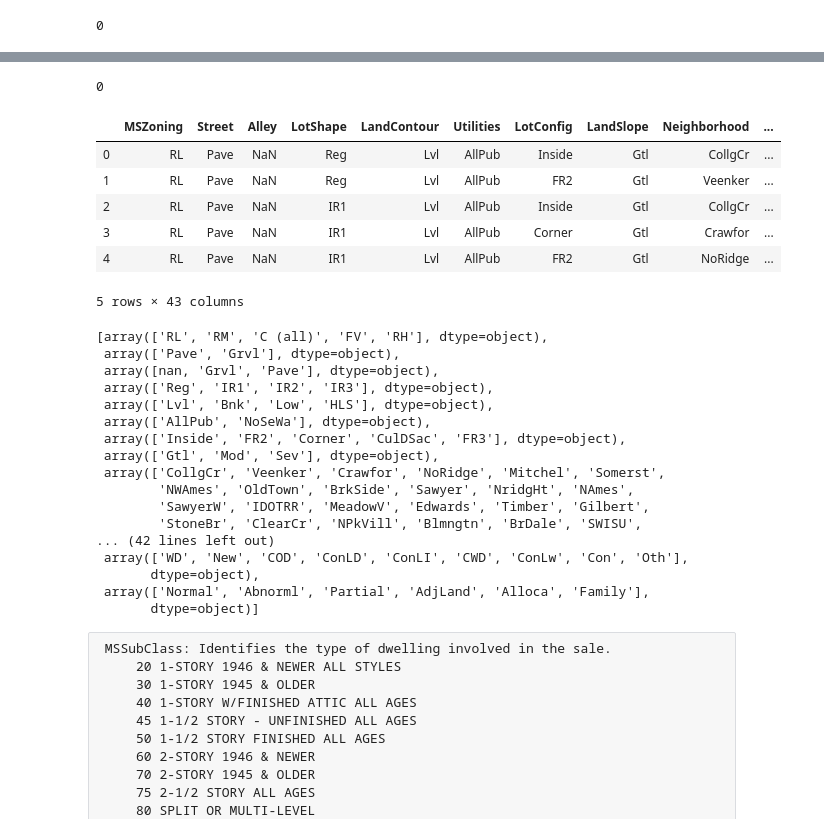
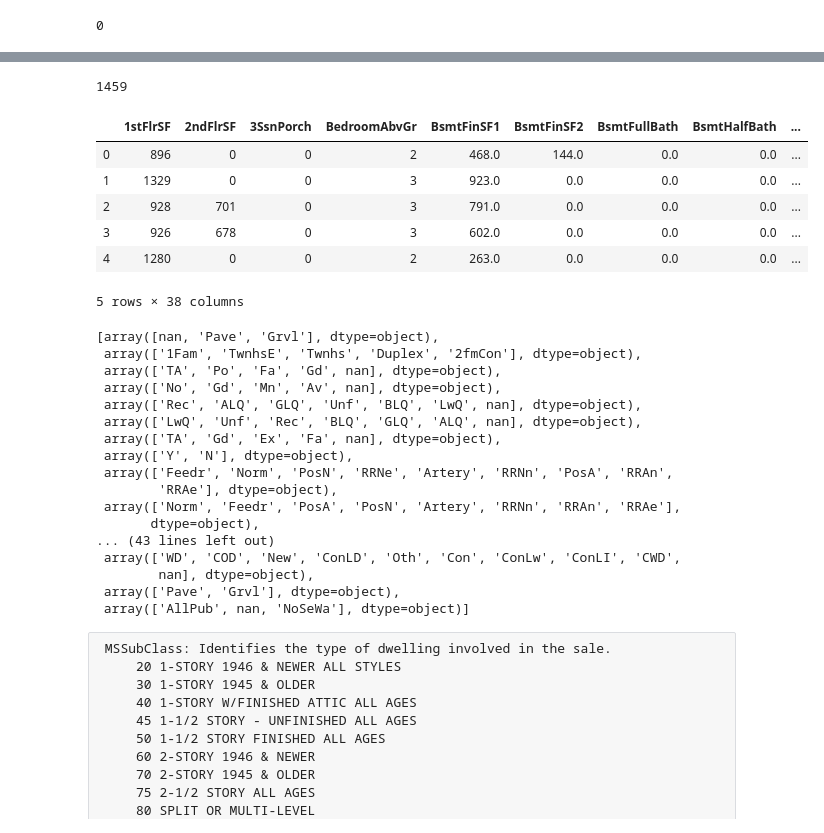
Before and after one commit to miamedra2/House-Prices, a Jupyter notebook: HackDay2.ipynb, the cells around one changed output, grey strips where cells are left out. Drawn from its saved outputs; the diff is of its cells as text; code cells hidden in the pictures.

```diff
--- a/HackDay2.ipynb
+++ b/HackDay2.ipynb
@@ -22 +29,3 @@ df_train = pd.read_csv("1533148642_train.csv")
+# %%
+df = df_test.append(df_train)
 # %%
@@ -193,4 +186,4 @@ plt.show()
 # %%
-df_train1 = df_train.select_dtypes(exclude=['object'])
-df_train2 = df_train.select_dtypes(include=['object'])
+df1 = df.select_dtypes(exclude=['object'])
+df2 = df.select_dtypes(include=['object'])
 # %%
@@ -219,0 +223,12 @@ dtype: int64
+# %%
+df1['LotFrontage'] = df1['LotFrontage'].fillna(df1['LotFrontage'].median())
+df1['GarageYrBlt'] = df1['GarageYrBlt'].fillna(df1['GarageYrBlt'].median())
+df1['MasVnrArea'] = df1['MasVnrArea'].fillna(df1['MasVnrArea'].median())
+df1['BsmtFinSF1'] = df1['BsmtFinSF1'].fillna(df1['BsmtFinSF1'].median())
+df1['BsmtFinSF2'] = df1['BsmtFinSF2'].fillna(df1['BsmtFinSF2'].median())
+df1['BsmtFullBath'] = df1['BsmtFullBath'].fillna(df1['BsmtFullBath'].median())
+df1['BsmtHalfBath'] = df1['BsmtHalfBath'].fillna(df1['BsmtHalfBath'].median())
+df1['BsmtUnfSF'] = df1['BsmtUnfSF'].fillna(df1['BsmtUnfSF'].median())
+df1['GarageArea'] = df1['GarageArea'].fillna(df1['GarageArea'].median())
+df1['GarageCars'] = df1['GarageCars'].fillna(df1['GarageCars'].median())
+df1['TotalBsmtSF'] = df1['TotalBsmtSF'].fillna(df1['TotalBsmtSF'].median())
@@ -242,37 +281,37 @@ df_train1['MasVnrArea'] = df_train1['MasVnrArea'].fillna(df_train1['MasVnrArea']
 # %%
-df_train1.isnull().sum().sum()
+df1.isnull().sum().sum()
 # %% [output]
-0
+1459
 # %%
-df_train2.head()
+df1.head()
 # %% [output]
-|  | MSZoning | Street | Alley | LotShape | LandContour | Utilities | LotConfig | LandSlope | Neighborhood | ... |
-| 0 | RL | Pave | NaN | Reg | Lvl | AllPub | Inside | Gtl | CollgCr | ... |
-| 1 | RL | Pave | NaN | Reg | Lvl | AllPub | FR2 | Gtl | Veenker | ... |
-| 2 | RL | Pave | NaN | IR1 | Lvl | AllPub | Inside | Gtl | CollgCr | ... |
-| 3 | RL | Pave | NaN | IR1 | Lvl | AllPub | Corner | Gtl | Crawfor | ... |
-| 4 | RL | Pave | NaN | IR1 | Lvl | AllPub | FR2 | Gtl | NoRidge | ... |
+|  | 1stFlrSF | 2ndFlrSF | 3SsnPorch | BedroomAbvGr | BsmtFinSF1 | BsmtFinSF2 | BsmtFullBath | BsmtHalfBath | ... |
+| 0 | 896 | 0 | 0 | 2 | 468.0 | 144.0 | 0.0 | 0.0 | ... |
+| 1 | 1329 | 0 | 0 | 3 | 923.0 | 0.0 | 0.0 | 0.0 | ... |
+| 2 | 928 | 701 | 0 | 3 | 791.0 | 0.0 | 0.0 | 0.0 | ... |
+| 3 | 926 | 678 | 0 | 3 | 602.0 | 0.0 | 0.0 | 0.0 | ... |
+| 4 | 1280 | 0 | 0 | 2 | 263.0 | 0.0 | 0.0 | 0.0 | ... |
-5 rows × 43 columns
+5 rows × 38 columns
 # %%
-[df_train2[elem].unique() for elem in df_train2]
+[df2[elem].unique() for elem in df2]
 # %% [output]
-[array(['RL', 'RM', 'C (all)', 'FV', 'RH'], dtype=object),
+[array([nan, 'Pave', 'Grvl'], dtype=object),
+ array(['1Fam', 'TwnhsE', 'Twnhs', 'Duplex', '2fmCon'], dtype=object),
+ array(['TA', 'Po', 'Fa', 'Gd', nan], dtype=object),
+ array(['No', 'Gd', 'Mn', 'Av', nan], dtype=object),
+ array(['Rec', 'ALQ', 'GLQ', 'Unf', 'BLQ', 'LwQ', nan], dtype=object),
+ array(['LwQ', 'Unf', 'Rec', 'BLQ', 'GLQ', 'ALQ', nan], dtype=object),
+ array(['TA', 'Gd', 'Ex', 'Fa', nan], dtype=object),
+ array(['Y', 'N'], dtype=object),
+ array(['Feedr', 'Norm', 'PosN', 'RRNe', 'Artery', 'RRNn', 'PosA', 'RRAn',
+        'RRAe'], dtype=object),
+ array(['Norm', 'Feedr', 'PosA', 'PosN', 'Artery', 'RRNn', 'RRAn', 'RRAe'],
+       dtype=object),
+... (43 lines left out)
+ array(['WD', 'COD', 'New', 'ConLD', 'Oth', 'Con', 'ConLw', 'ConLI', 'CWD',
+        nan], dtype=object),
  array(['Pave', 'Grvl'], dtype=object),
- array([nan, 'Grvl', 'Pave'], dtype=object),
- array(['Reg', 'IR1', 'IR2', 'IR3'], dtype=object),
- array(['Lvl', 'Bnk', 'Low', 'HLS'], dtype=object),
- array(['AllPub', 'NoSeWa'], dtype=object),
- array(['Inside', 'FR2', 'Corner', 'CulDSac', 'FR3'], dtype=object),
- array(['Gtl', 'Mod', 'Sev'], dtype=object),
- array(['CollgCr', 'Veenker', 'Crawfor', 'NoRidge', 'Mitchel', 'Somerst',
-        'NWAmes', 'OldTown', 'BrkSide', 'Sawyer', 'NridgHt', 'NAmes',
-        'SawyerW', 'IDOTRR', 'MeadowV', 'Edwards', 'Timber', 'Gilbert',
-        'StoneBr', 'ClearCr', 'NPkVill', 'Blmngtn', 'BrDale', 'SWISU',
-... (42 lines left out)
- array(['WD', 'New', 'COD', 'ConLD', 'ConLI', 'CWD', 'ConLw', 'Con', 'Oth'],
-       dtype=object),
- array(['Normal', 'Abnorml', 'Partial', 'AdjLand', 'Alloca', 'Family'],
-       dtype=object)]
+ array(['AllPub', nan, 'NoSeWa'], dtype=object)]
 # %% [raw]
  MSSubClass: Identifies the type of dwelling involved in the sale.
      20	1-STORY 1946 & NEWER ALL STYLES
```
Also changed, not shown: parts of 33 cells of this notebook.
